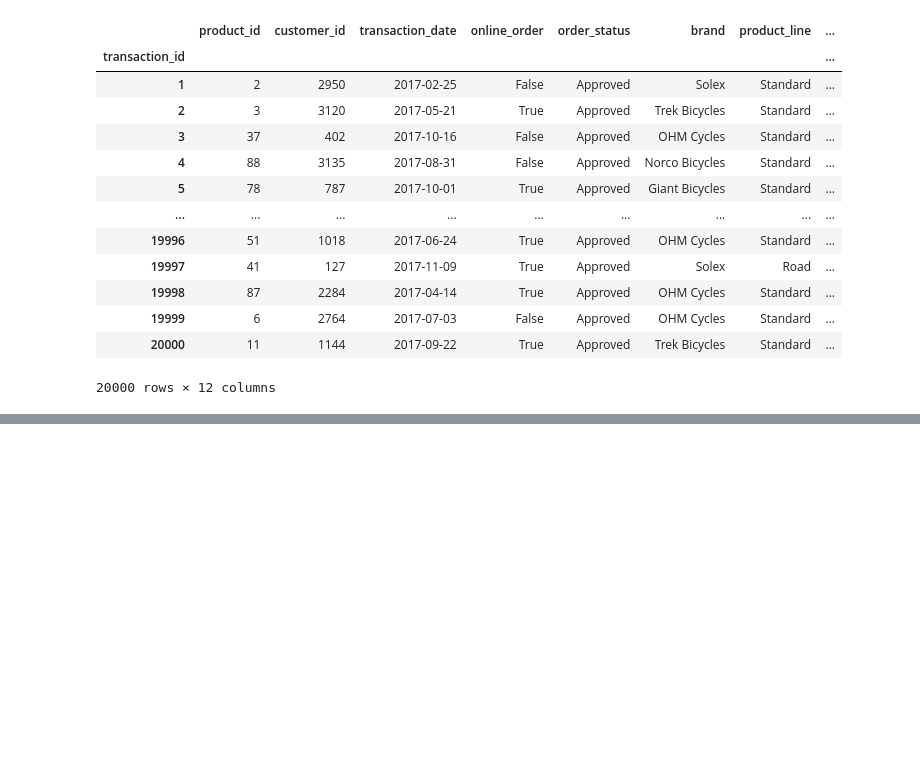
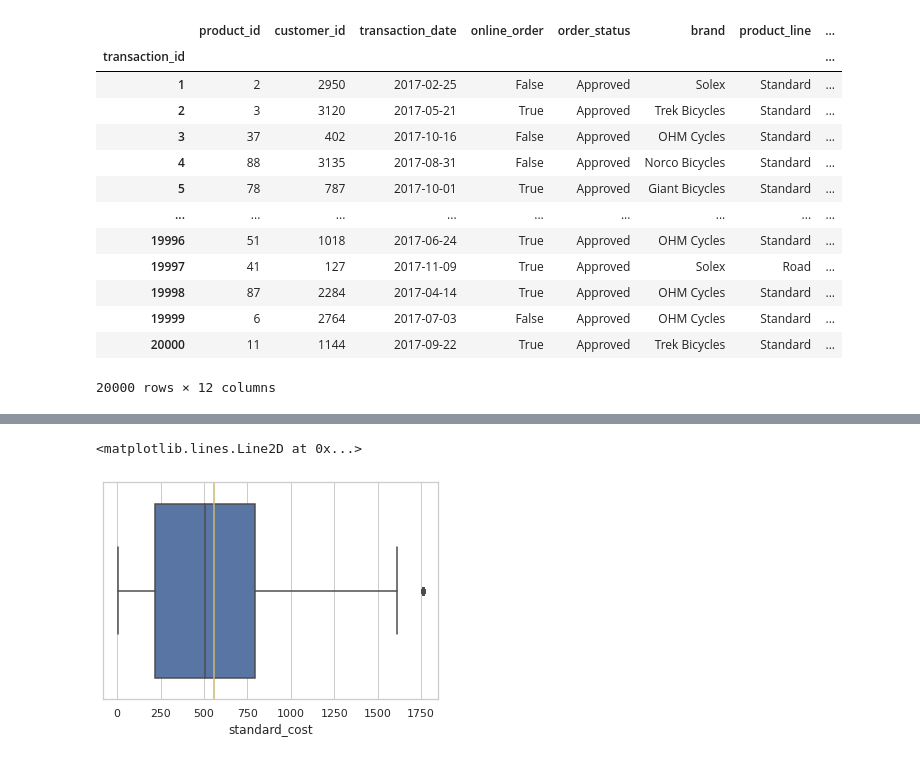
Before and after one commit to ErnestoReyes27/Data_Analytics_Aplicado_a_Tienda_de_Bicis, a Jupyter notebook: Proyecto_Prototype.ipynb, the cells around one changed output, grey strips where cells are left out. Drawn from its saved outputs; the diff is of its cells as text; code cells hidden in the pictures; blank space fills up the shorter version.

```diff
--- a/Proyecto_Prototype.ipynb
+++ b/Proyecto_Prototype.ipynb
@@ -46,0 +127,8 @@ transactions
+# %%
+#Boxplot cost
+sns.set(style="whitegrid")
+sns.boxplot(x=transactions['standard_cost'])
+plt.axvline(transactions['standard_cost'].mean(), c='y')
+# %% [output]
+<matplotlib.lines.Line2D at 0x...>
+[figure, added]
```
Also changed, not shown: parts of 52 cells of this notebook.
